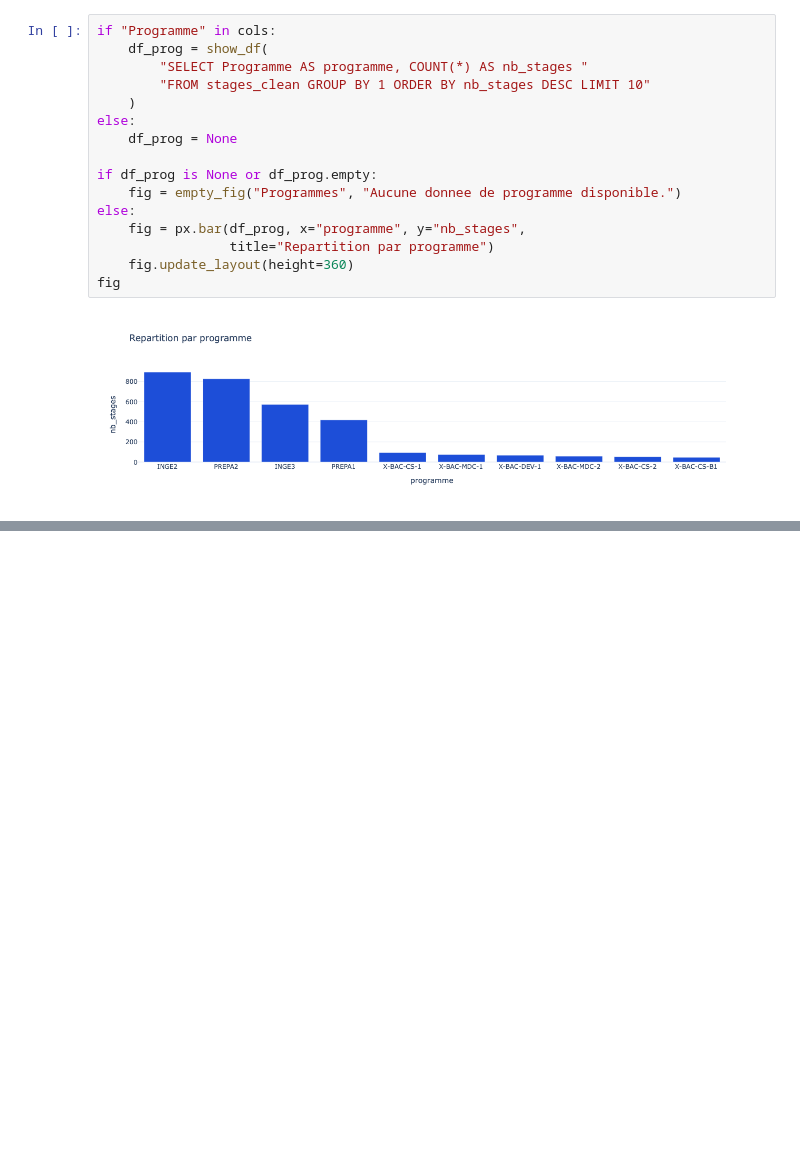
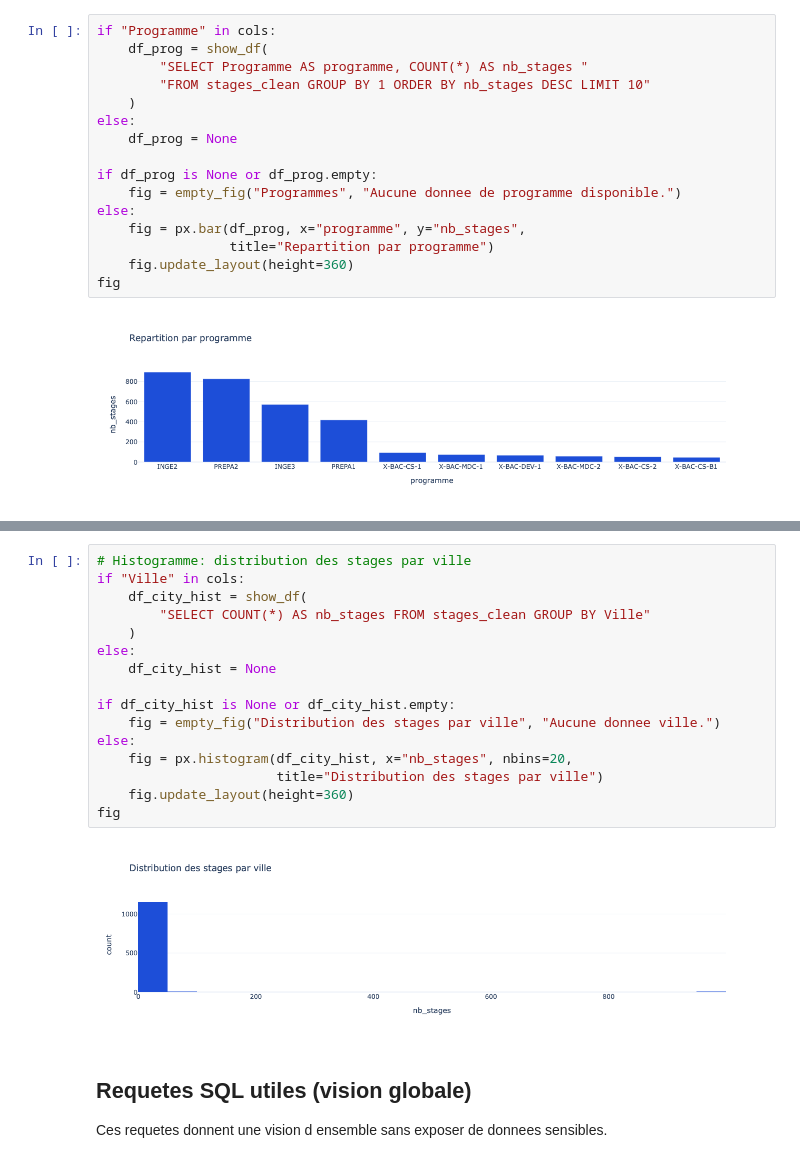
Before and after one commit to carel-guy/stages_analytics, a Jupyter notebook: notebooks/01_profiling_rgpd.ipynb, the cells around one changed output, grey strips where cells are left out. Saved outputs shown, nothing was run; the diff lists cells and outputs as text; blank space fills up the shorter version.

```diff
--- a/notebooks/01_profiling_rgpd.ipynb
+++ b/notebooks/01_profiling_rgpd.ipynb
@@ -326,0 +241,22 @@ Prochaines etapes:
+# %%
+# Histogramme: distribution des stages par ville
+if "Ville" in cols:
+    df_city_hist = show_df(
+        "SELECT COUNT(*) AS nb_stages FROM stages_clean GROUP BY Ville"
+    )
+else:
+    df_city_hist = None
+
+if df_city_hist is None or df_city_hist.empty:
+    fig = empty_fig("Distribution des stages par ville", "Aucune donnee ville.")
+else:
+    fig = px.histogram(df_city_hist, x="nb_stages", nbins=20,
+                       title="Distribution des stages par ville")
+    fig.update_layout(height=360)
+fig
+# %% [output]
+[figure, added]
+# %% [markdown]
+## Requetes SQL utiles (vision globale)
+
+Ces requetes donnent une vision d ensemble sans exposer de donnees sensibles.
```
Also changed, not shown: parts of 28 cells of this notebook, 5 other files.
